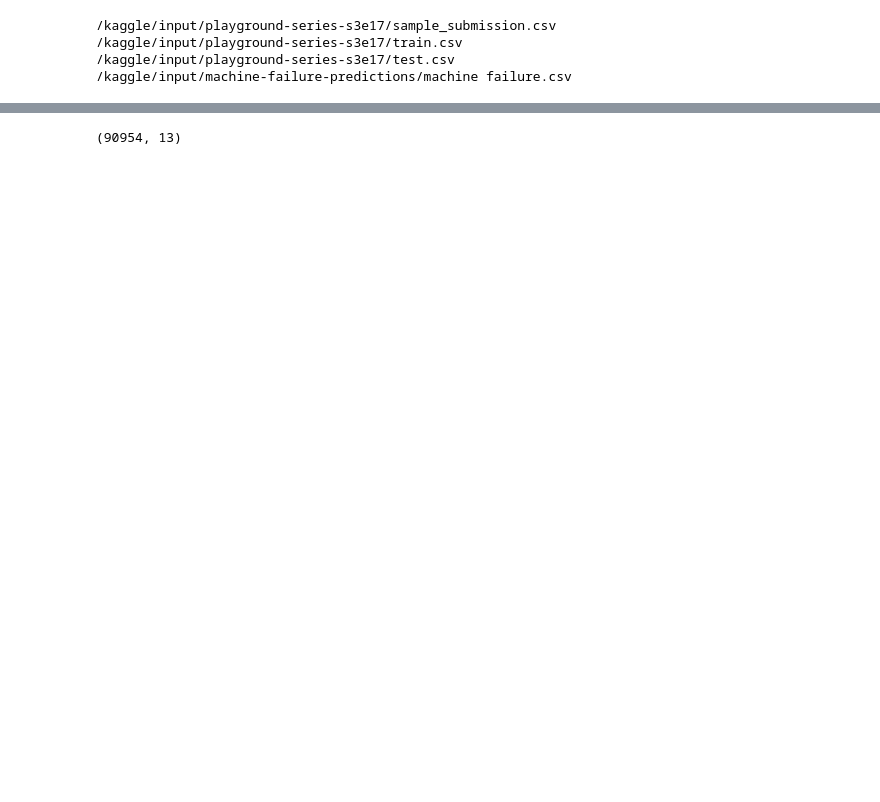
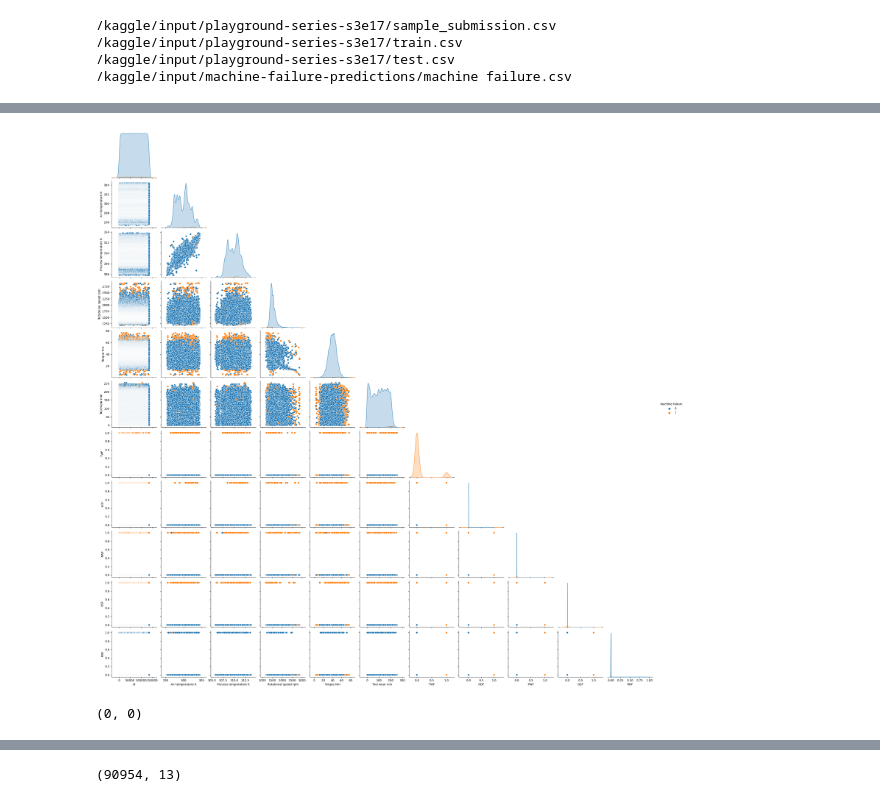
Before and after one commit to utkarshx27/Kaggle-Work-ML-Models, a Jupyter notebook: machine-failure-predictions.ipynb, the cells around one changed output, grey strips where cells are left out. Cells and saved outputs as stored; diff of their text form; code cells hidden in the pictures; blank space fills up the shorter version.

```diff
--- a/machine-failure-predictions.ipynb
+++ b/machine-failure-predictions.ipynb
@@ -123,7 +168,11 @@ Index(['id', 'Product ID', 'Type', 'Air temperature K',
 # %%
-# sns.pairplot(data = train, hue="Machine failure", corner = True);
+sns.pairplot(data = train, hue="Machine failure", corner = True);
+# %% [output]
+[figure, added]
 # %%
-# train.duplicated().sum(), test.duplicated().sum()
+train.duplicated().sum(), test.duplicated().sum()
+# %% [output]
+(0, 0)
 # %%
 # numeric_cols = ['Air temperature K', 'Process temperature K', 'Rotational speed rpm', 'Torque Nm', 'Tool wear min']
 
```
Also changed, not shown: parts of 27 cells of this notebook.
